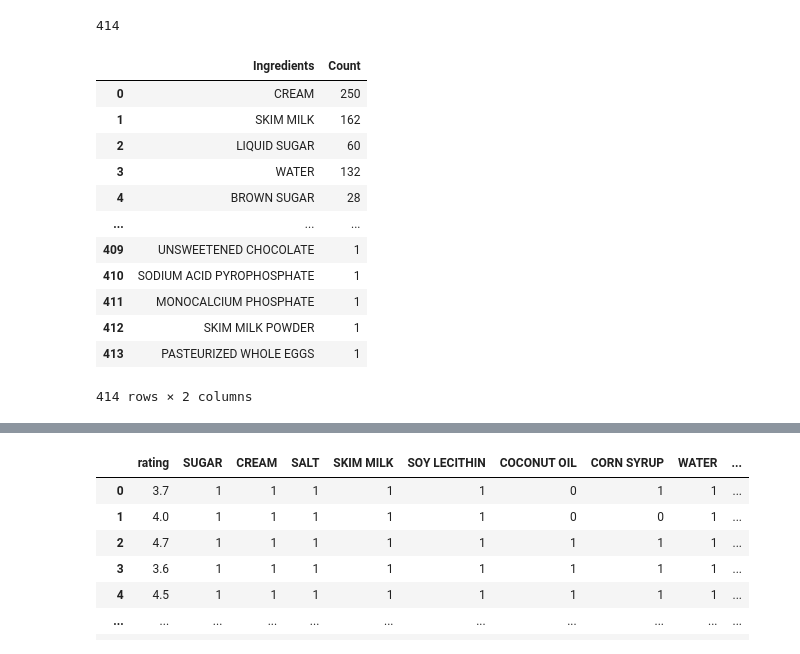
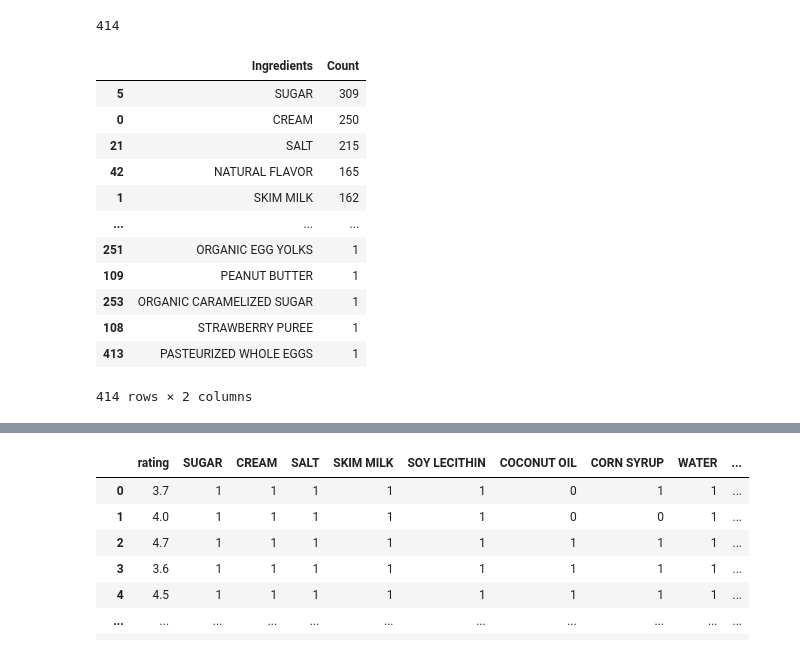
Before and after one commit to Fhern1954/Final-Project---fantastic-4, a Jupyter notebook: products.ipynb, the cells around one changed output, grey strips where cells are left out. Cells and saved outputs as stored; diff of their text form; code cells hidden in the pictures.

```diff
--- a/products.ipynb
+++ b/products.ipynb
@@ -79,19 +81,20 @@ len(unique_ingredient_dict)
 # df.loc[df["rating"] > 4.5] # this will return everything that higher 4.5
 # %%
 unique_ingredient_df = pd.DataFrame.from_dict({'Ingredients': unique_ingredient_dict.keys(), 'Count': unique_ingredient_dict.values()})
-unique_ingredient_df
+sorted_unique_ingredients = unique_ingredient_df.sort_values(by=['Count'],ascending=False)
+sorted_unique_ingredients
 # %% [output]
 |  | Ingredients | Count |
+| 5 | SUGAR | 309 |
 | 0 | CREAM | 250 |
+| 21 | SALT | 215 |
+| 42 | NATURAL FLAVOR | 165 |
 | 1 | SKIM MILK | 162 |
-| 2 | LIQUID SUGAR | 60 |
-| 3 | WATER | 132 |
-| 4 | BROWN SUGAR | 28 |
 | ... | ... | ... |
-| 409 | UNSWEETENED CHOCOLATE | 1 |
-| 410 | SODIUM ACID PYROPHOSPHATE | 1 |
-| 411 | MONOCALCIUM PHOSPHATE | 1 |
-| 412 | SKIM MILK POWDER | 1 |
+| 251 | ORGANIC EGG YOLKS | 1 |
+| 109 | PEANUT BUTTER | 1 |
+| 253 | ORGANIC CARAMELIZED SUGAR | 1 |
+| 108 | STRAWBERRY PUREE | 1 |
 | 413 | PASTEURIZED WHOLE EGGS | 1 |
 414 rows × 2 columns
 # %%
```
Also changed, not shown: parts of 14 cells of this notebook, 2 other files.
